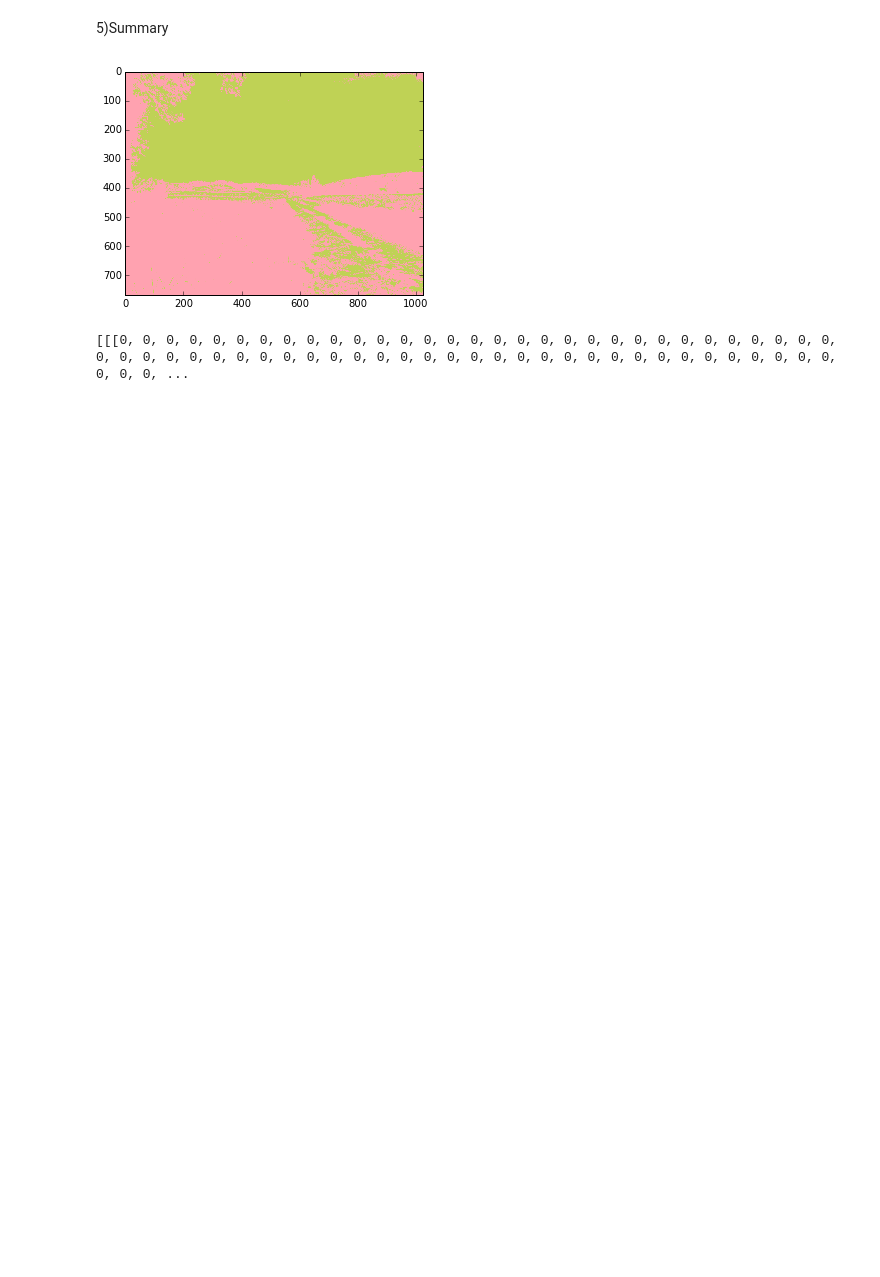
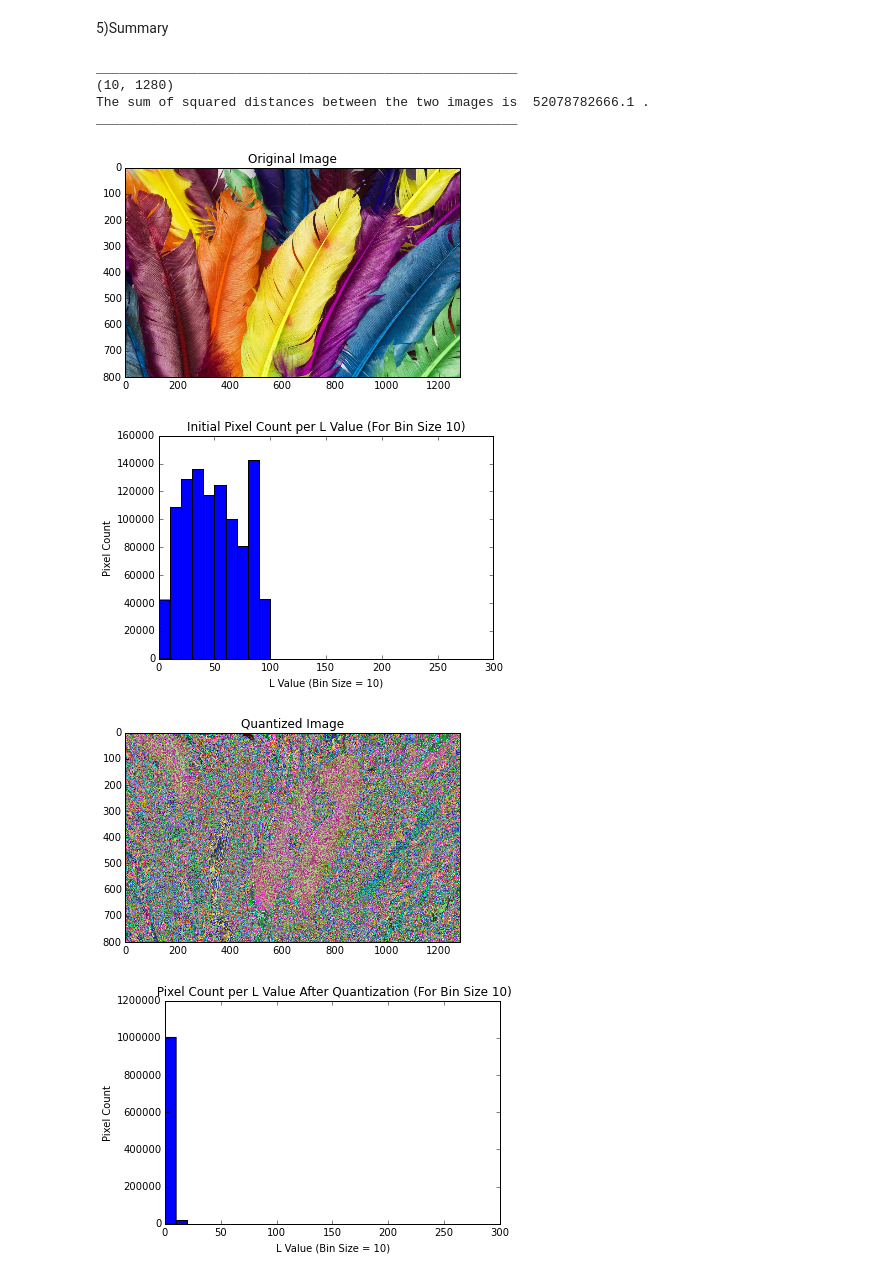
Before and after one commit to ApplyHiTech/CompVisHW1, a Jupyter notebook: Task.2.ipynb, the cells around one changed output. Drawn from its saved outputs; the diff is of its cells as text; code cells hidden in the pictures; blank space fills up the shorter version.

```diff
--- a/Task.2.ipynb
+++ b/Task.2.ipynb
@@ -204,15 +206,25 @@ plt.hist(l_data, bins=range(0,255 + 2, 2))
 # %% [markdown]
 5)Summary
-# %%
-quantization(img,10)
-quantization(img,2)
-# %% [output]
-[figure, removed]
-# %%
-img3 = mpimg.imread('house.jpg')
-w, h, l = img3.shape
-wide_range = [[[0]*w]*h]*l
-print(wide_range)
-#plt.imshow(img3)
-# %% [output]
-[[[0, 0, 0, 0, 0, 0, 0, 0, 0, 0, 0, 0, 0, 0, 0, 0, 0, 0, 0, 0, 0, 0, 0, 0, 0, 0, 0, 0, 0, 0, 0, 0, 0, 0, 0, 0, 0, 0, 0, 0, 0, 0, 0, 0, 0, 0, 0, 0, 0, 0, 0, 0, 0, 0, 0, 0, 0, 0, 0, 0, 0, 0, 0, 0, 0, 0, ...
+# %%
+def compareQuantization(img):
+
+    #Generate Histogram
+    #(Function also returns the LAB image it uses after Quantization)
+    print "______________________________________________________"
+    lab2 = histogramCreate(img,10)
+    ssd(img,lab2)
+
+    print "______________________________________________________"
+    pass
+# %%
+#Compare for Image 1
+compareQuantization(img)
+# %% [output]
+______________________________________________________
+(10, 1280)
+The sum of squared distances between the two images is  52078782666.1 .
+______________________________________________________
+[figure, added]
+[figure, added]
+[figure, added]
+[figure, added]
```
Also changed, not shown: parts of 5 cells of this notebook.
